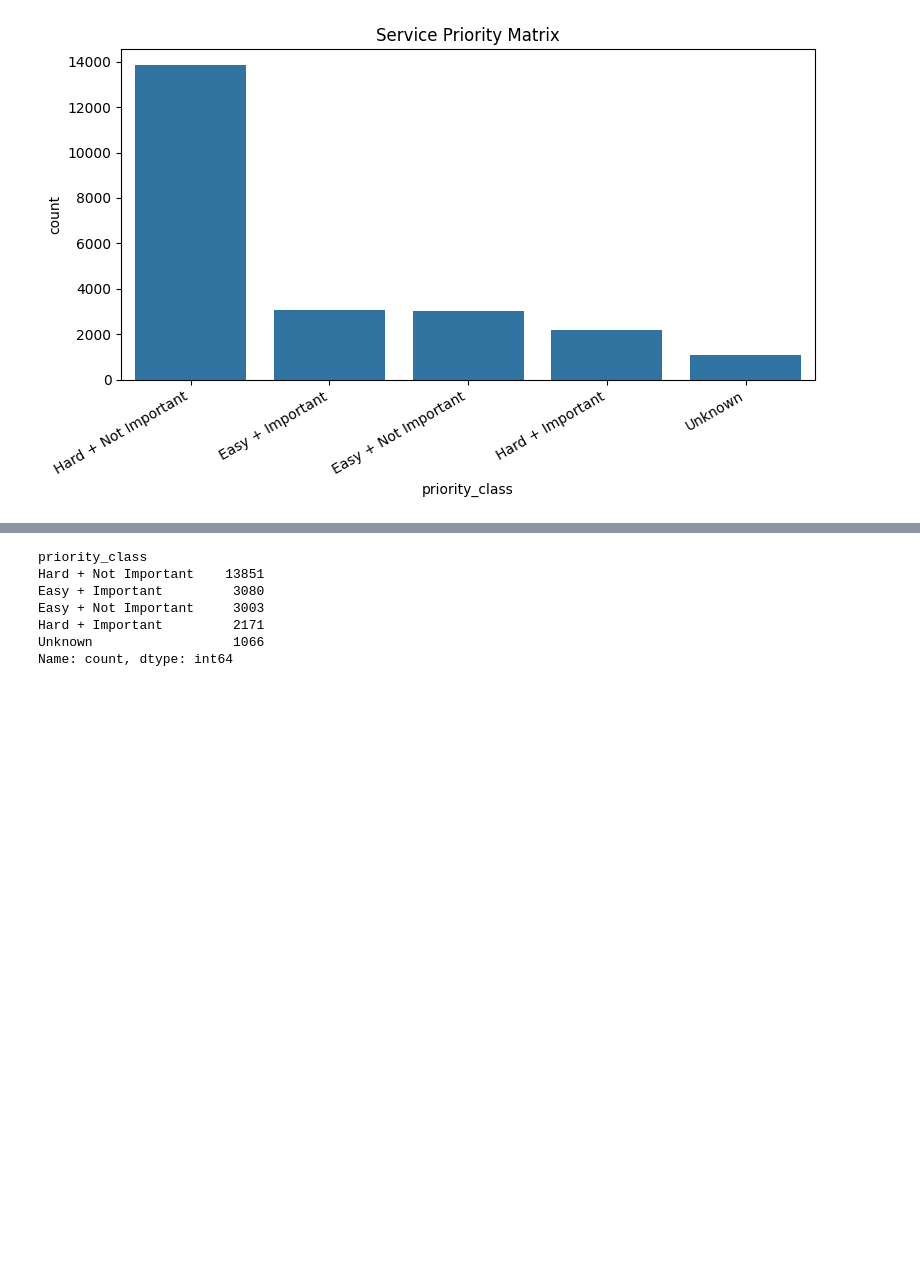
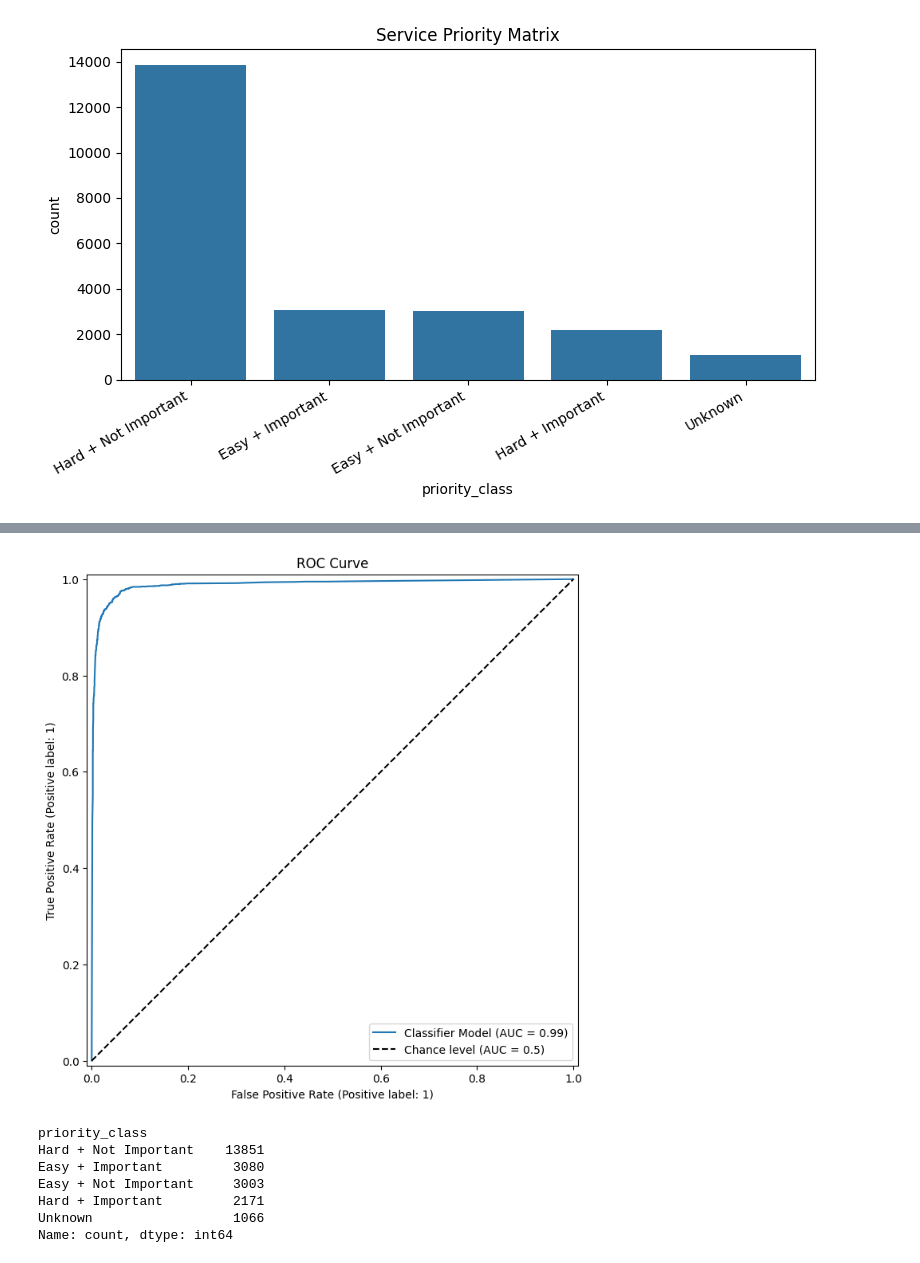
Before and after one commit to Sukimasai/MLUASPLS, a Jupyter notebook: ML.ipynb, the cells around one changed output, grey strips where cells are left out. Saved outputs shown, nothing was run; the diff lists cells and outputs as text; code cells hidden in the pictures; blank space fills up the shorter version.

```diff
--- a/ML.ipynb
+++ b/ML.ipynb
@@ -420,3 +443,22 @@ if hasattr(final_model.named_steps["classifier"], "feature_importances_"):
+# %%
+from sklearn.metrics import RocCurveDisplay
+import matplotlib.pyplot as plt
+
+fig, ax = plt.subplots(figsize=(8, 8))
+
+RocCurveDisplay.from_estimator(
+    final_model,
+    X_test,
+    y_test,
+    ax=ax,
+    plot_chance_level=True,
+    name="Classifier Model"
+)
+
+plt.title("ROC Curve")
+plt.show()
+# %% [output]
+[figure, added]
 # %%
 summary = df["priority_class"].value_counts(dropna=False)
 summary
```
Also changed, not shown: parts of 1 cell of this notebook.
